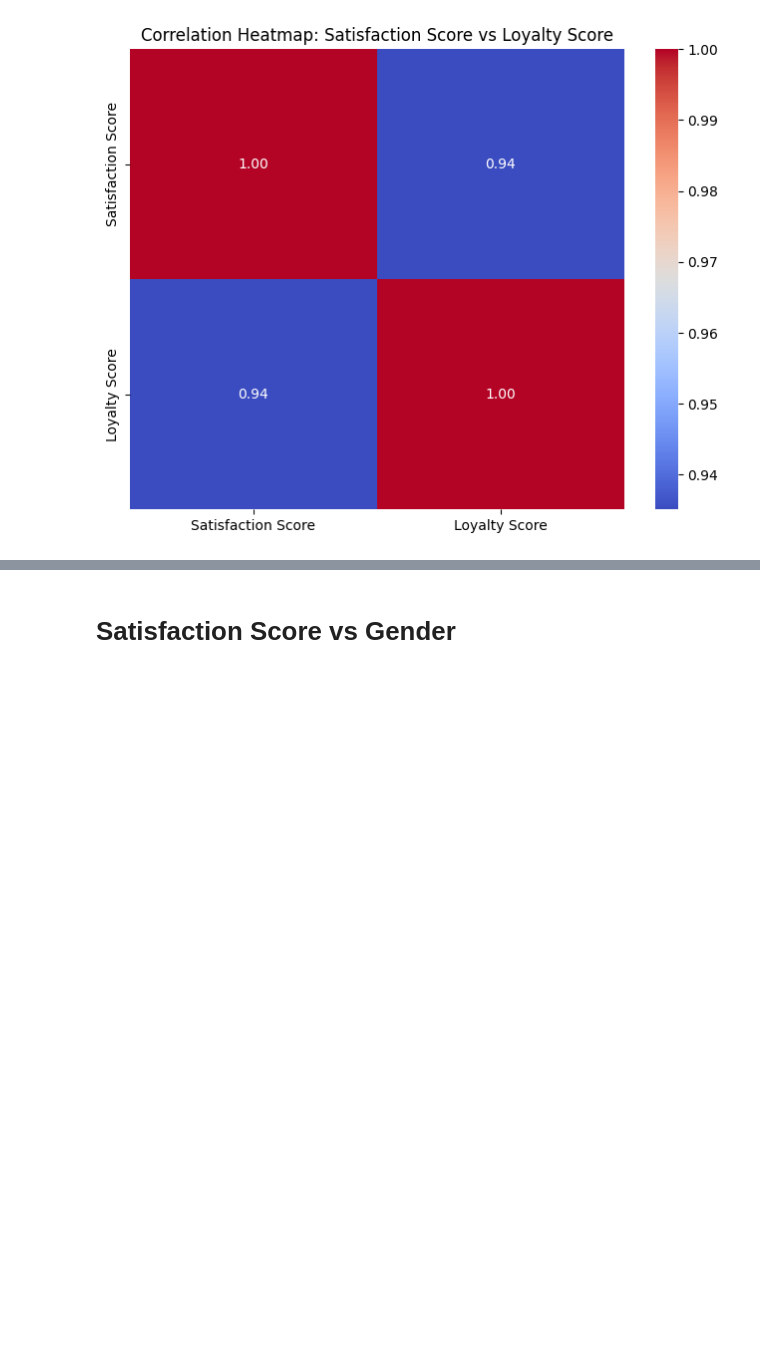
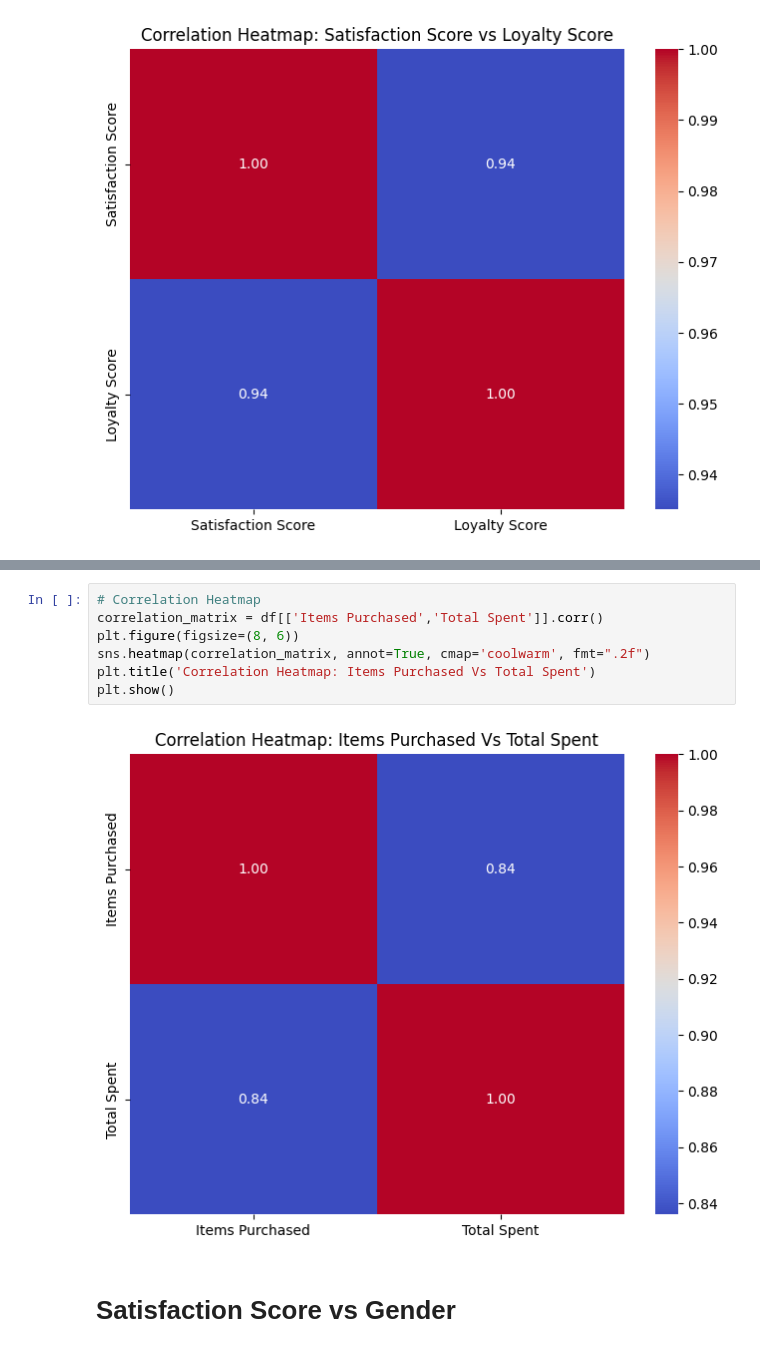
Before and after one commit to ra-vb/python_code, a Jupyter notebook: Internship_official.ipynb, the cells around one changed output, grey strips where cells are left out. Cells and saved outputs as stored; diff of their text form; blank space fills up the shorter version.

```diff
--- a/Internship_official.ipynb
+++ b/Internship_official.ipynb
@@ -397,3 +378,12 @@ Low                       1.894913       10.56488              0.1996
+# %%
+# Correlation Heatmap
+correlation_matrix = df[['Items Purchased','Total Spent']].corr()
+plt.figure(figsize=(8, 6))
+sns.heatmap(correlation_matrix, annot=True, cmap='coolwarm', fmt=".2f")
+plt.title('Correlation Heatmap: Items Purchased Vs Total Spent')
+plt.show()
+# %% [output]
+[figure, added]
 # %% [markdown]
 # **Satisfaction Score vs Gender**
 # %%
```
Also changed, not shown: parts of 41 cells of this notebook.
